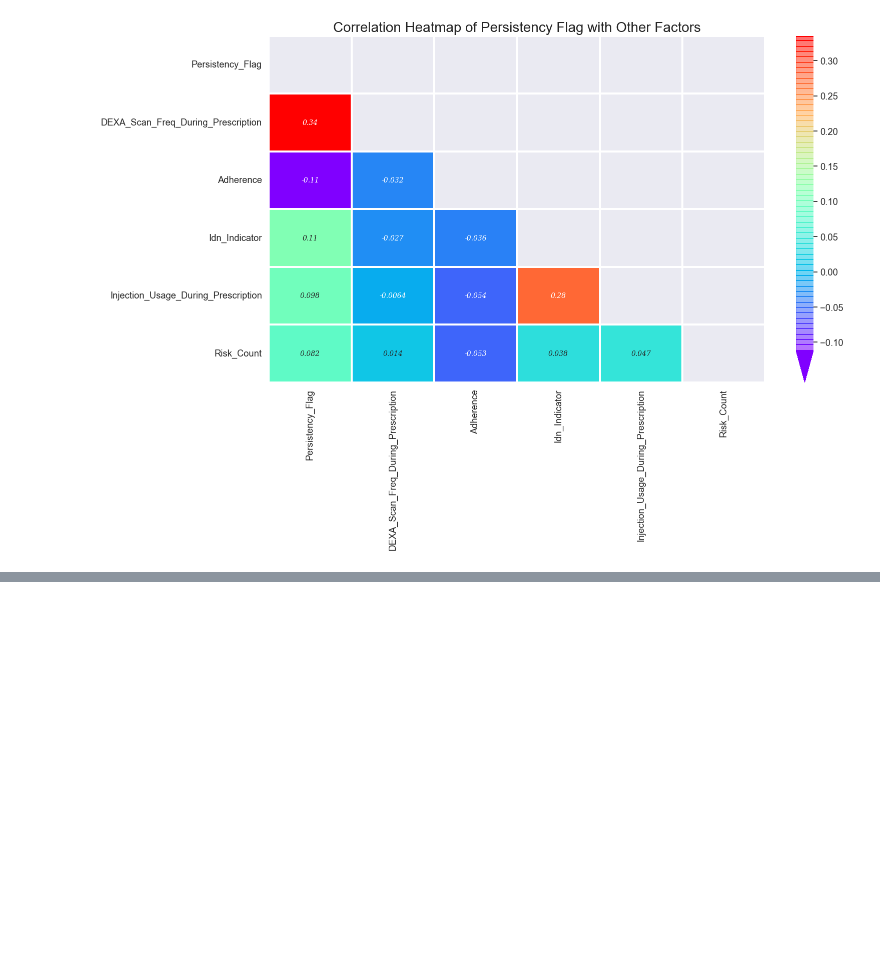
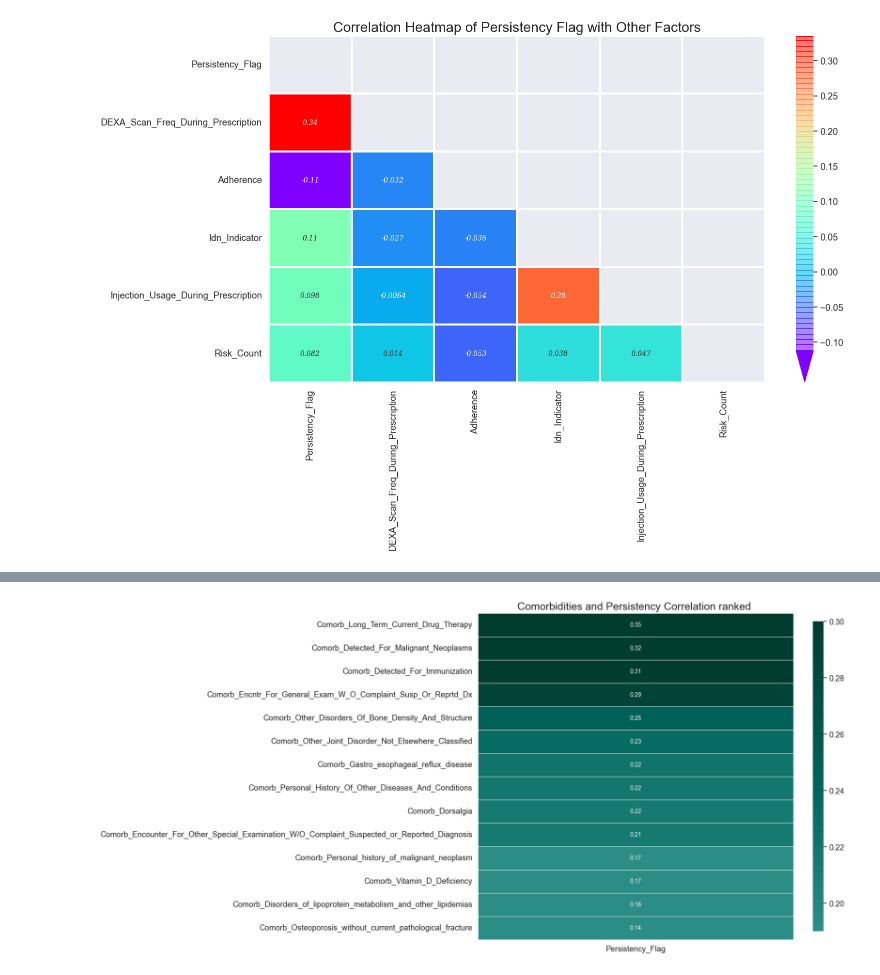
Before and after one commit to LiviaNFoster/DataGlacierFinalProject, a Jupyter notebook: FinalProject.ipynb, the cells around one changed output, grey strips where cells are left out. Saved outputs shown, nothing was run; the diff lists cells and outputs as text; code cells hidden in the pictures; blank space fills up the shorter version.

```diff
--- a/FinalProject.ipynb
+++ b/FinalProject.ipynb
@@ -1352,0 +1387,38 @@ sns.set(font_scale = 1.2)
+# %%
+comorb_data = df[['Persistency_Flag','Comorb_Detected_For_Malignant_Neoplasms',
+       'Comorb_Detected_For_Immunization',
+       'Comorb_Encntr_For_General_Exam_W_O_Complaint_Susp_Or_Reprtd_Dx',
+       'Comorb_Vitamin_D_Deficiency',
+       'Comorb_Other_Joint_Disorder_Not_Elsewhere_Classified',
+       'Comorb_Encounter_For_Other_Special_Examination_W/O_Complaint_Suspected_or_Reported_Diagnosis',
+       'Comorb_Long_Term_Current_Drug_Therapy', 'Comorb_Dorsalgia',
+       'Comorb_Personal_History_Of_Other_Diseases_And_Conditions',
+       'Comorb_Other_Disorders_Of_Bone_Density_And_Structure',
+       'Comorb_Disorders_of_lipoprotein_metabolism_and_other_lipidemias',
+       'Comorb_Osteoporosis_without_current_pathological_fracture',
+       'Comorb_Personal_history_of_malignant_neoplasm',
+       'Comorb_Gastro_esophageal_reflux_disease',]]
+concom_data = df[['Persistency_Flag','Concom_Cholesterol_And_Triglyceride_Regulating_Preparations',
+       'Concom_Narcotics', 'Concom_Systemic_Corticosteroids_Plain',
+       'Concom_Anti_Depressants_And_Mood_Stabilisers',
+       'Concom_Fluoroquinolones', 'Concom_Cephalosporins',
+       'Concom_Macrolides_And_Similar_Types',
+       'Concom_Broad_Spectrum_Penicillins', 'Concom_Anaesthetics_General',
+       'Concom_Viral_Vaccines',]]
+risk_data = df[['Persistency_Flag','Risk_Type_1_Insulin_Dependent_Diabetes',
+       'Risk_Osteogenesis_Imperfecta', 'Risk_Rheumatoid_Arthritis',
+       'Risk_Untreated_Chronic_Hyperthyroidism',
+       'Risk_Untreated_Chronic_Hypogonadism', 'Risk_Untreated_Early_Menopause',
+       'Risk_Patient_Parent_Fractured_Their_Hip', 'Risk_Smoking_Tobacco',
+       'Risk_Chronic_Malnutrition_Or_Malabsorption',
+       'Risk_Chronic_Liver_Disease', 'Risk_Family_History_Of_Osteoporosis',
+       'Risk_Low_Calcium_Intake', 'Risk_Vitamin_D_Insufficiency',
+       'Risk_Poor_Health_Frailty', 'Risk_Excessive_Thinness',
+       'Risk_Hysterectomy_Oophorectomy', 'Risk_Estrogen_Deficiency',
+       'Risk_Immobilization', 'Risk_Recurring_Falls', 'Risk_Count']]
+# %%
+#A cleaner look at the correlation of features against Persistency, ranked
+ax= klib.corr_plot(comorb_data, target= 'Persistency_Flag')
+ax.title.set_text('Comorbidities and Persistency Correlation ranked ')
+# %% [output]
+[figure, added]
```
Also changed, not shown: parts of 18 cells of this notebook.
